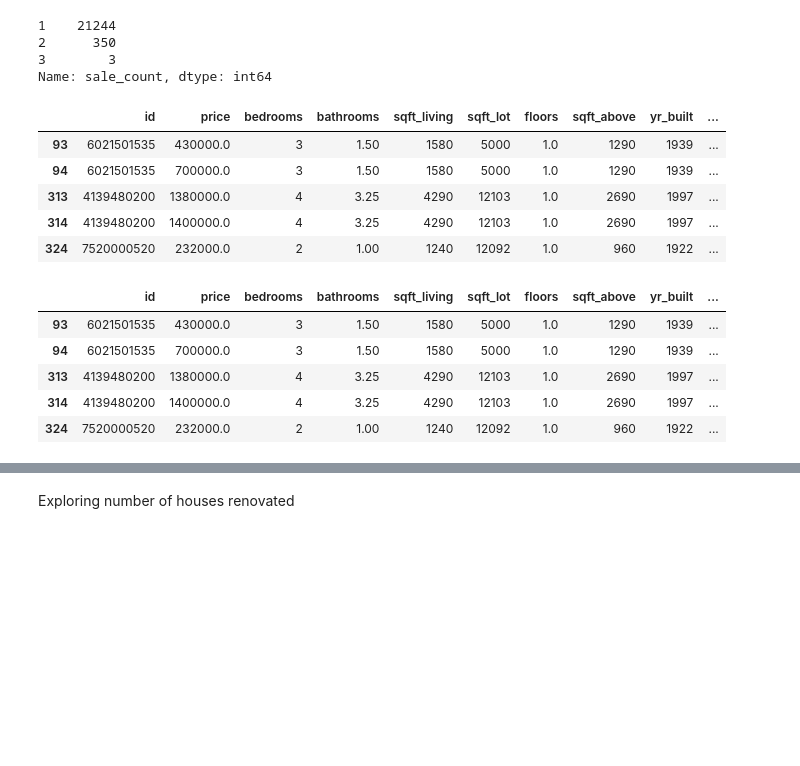
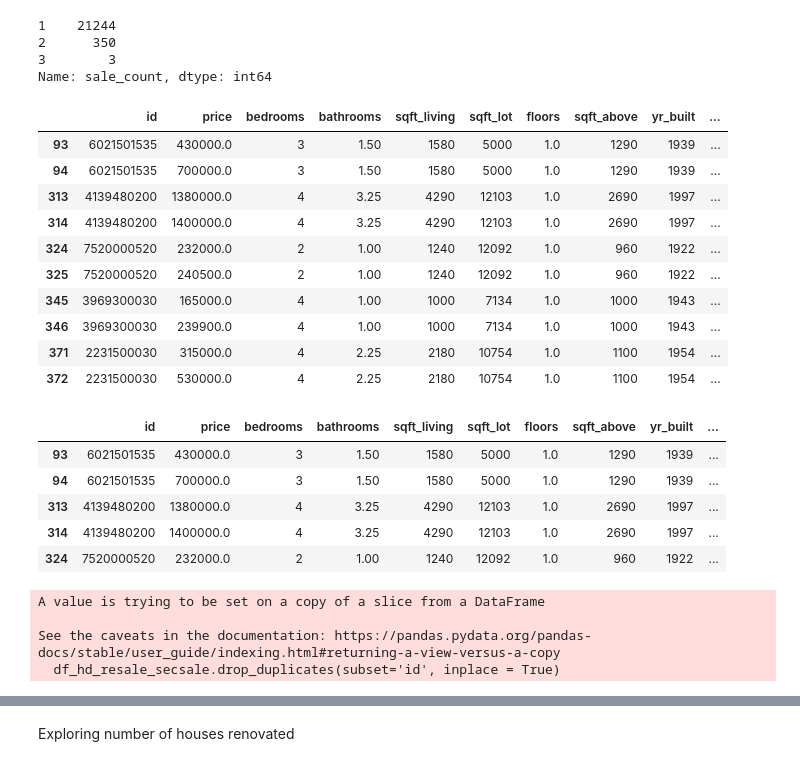
Before and after one commit to mccafj/King-County-House-Sales-Project, a Jupyter notebook: Andrew_Workbook.ipynb, the cells around one changed output, grey strips where cells are left out. Drawn from its saved outputs; the diff is of its cells as text; code cells hidden in the pictures; blank space fills up the shorter version.

```diff
--- a/Andrew_Workbook.ipynb
+++ b/Andrew_Workbook.ipynb
@@ -385,22 +367,28 @@ Name: sale_count, dtype: int64
 # %%
 # creating new df that contains only houses that were resold
 df_hd_resale = df_hd_sale_count.loc[df_hd_sale_count['sale_count'] > 1]
-df_hd_resale.head()
+df_hd_resale.head(10)
 # %% [output]
 |  | id | price | bedrooms | bathrooms | sqft_living | sqft_lot | floors | sqft_above | yr_built | ... |
 | 93 | 6021501535 | 430000.0 | 3 | 1.50 | 1580 | 5000 | 1.0 | 1290 | 1939 | ... |
 | 94 | 6021501535 | 700000.0 | 3 | 1.50 | 1580 | 5000 | 1.0 | 1290 | 1939 | ... |
 | 313 | 4139480200 | 1380000.0 | 4 | 3.25 | 4290 | 12103 | 1.0 | 2690 | 1997 | ... |
 | 314 | 4139480200 | 1400000.0 | 4 | 3.25 | 4290 | 12103 | 1.0 | 2690 | 1997 | ... |
 | 324 | 7520000520 | 232000.0 | 2 | 1.00 | 1240 | 12092 | 1.0 | 960 | 1922 | ... |
+| 325 | 7520000520 | 240500.0 | 2 | 1.00 | 1240 | 12092 | 1.0 | 960 | 1922 | ... |
+| 345 | 3969300030 | 165000.0 | 4 | 1.00 | 1000 | 7134 | 1.0 | 1000 | 1943 | ... |
+| 346 | 3969300030 | 239900.0 | 4 | 1.00 | 1000 | 7134 | 1.0 | 1000 | 1943 | ... |
+| 371 | 2231500030 | 315000.0 | 4 | 2.25 | 2180 | 10754 | 1.0 | 1100 | 1954 | ... |
+| 372 | 2231500030 | 530000.0 | 4 | 2.25 | 2180 | 10754 | 1.0 | 1100 | 1954 | ... |
-# %%
-pd.options.display.max_columns = None
-df_hd_resale.groupby('id')
-df_hd_resale.head()
-# %% [output]
-|  | id | price | bedrooms | bathrooms | sqft_living | sqft_lot | floors | sqft_above | yr_built | ... |
-| 93 | 6021501535 | 430000.0 | 3 | 1.50 | 1580 | 5000 | 1.0 | 1290 | 1939 | ... |
-| 94 | 6021501535 | 700000.0 | 3 | 1.50 | 1580 | 5000 | 1.0 | 1290 | 1939 | ... |
-| 313 | 4139480200 | 1380000.0 | 4 | 3.25 | 4290 | 12103 | 1.0 | 2690 | 1997 | ... |
-| 314 | 4139480200 | 1400000.0 | 4 | 3.25 | 4290 | 12103 | 1.0 | 2690 | 1997 | ... |
-| 324 | 7520000520 | 232000.0 | 2 | 1.00 | 1240 | 12092 | 1.0 | 960 | 1922 | ... |
+# %%
+# creating new column in df_hd_resale to differentiate the first and second sales
+df_hd_resale_dup = df_hd_resale.copy()
+df_hd_resale_dup['dup'] = df_hd_resale.duplicated(subset='id')
+df_hd_resale_dup.head()
+# %% [output]
+|  | id | price | bedrooms | bathrooms | sqft_living | sqft_lot | floors | sqft_above | yr_built | ... |
+| 93 | 6021501535 | 430000.0 | 3 | 1.50 | 1580 | 5000 | 1.0 | 1290 | 1939 | ... |
+| 94 | 6021501535 | 700000.0 | 3 | 1.50 | 1580 | 5000 | 1.0 | 1290 | 1939 | ... |
+| 313 | 4139480200 | 1380000.0 | 4 | 3.25 | 4290 | 12103 | 1.0 | 2690 | 1997 | ... |
+| 314 | 4139480200 | 1400000.0 | 4 | 3.25 | 4290 | 12103 | 1.0 | 2690 | 1997 | ... |
+| 324 | 7520000520 | 232000.0 | 2 | 1.00 | 1240 | 12092 | 1.0 | 960 | 1922 | ... |
@@ -406,0 +401,8 @@ df_hd_resale.head()
+# %%
+# dropping the the one house that sold twice to allow each df to have same shape
+df_hd_resale_secsale.drop_duplicates(subset='id', inplace = True)
+# %% [output]
+A value is trying to be set on a copy of a slice from a DataFrame
+
+See the caveats in the documentation: https://pandas.pydata.org/pandas-docs/stable/user_guide/indexing.html#returning-a-view-versus-a-copy
+  df_hd_resale_secsale.drop_duplicates(subset='id', inplace = True)
```
Also changed, not shown: parts of 42 cells of this notebook.
